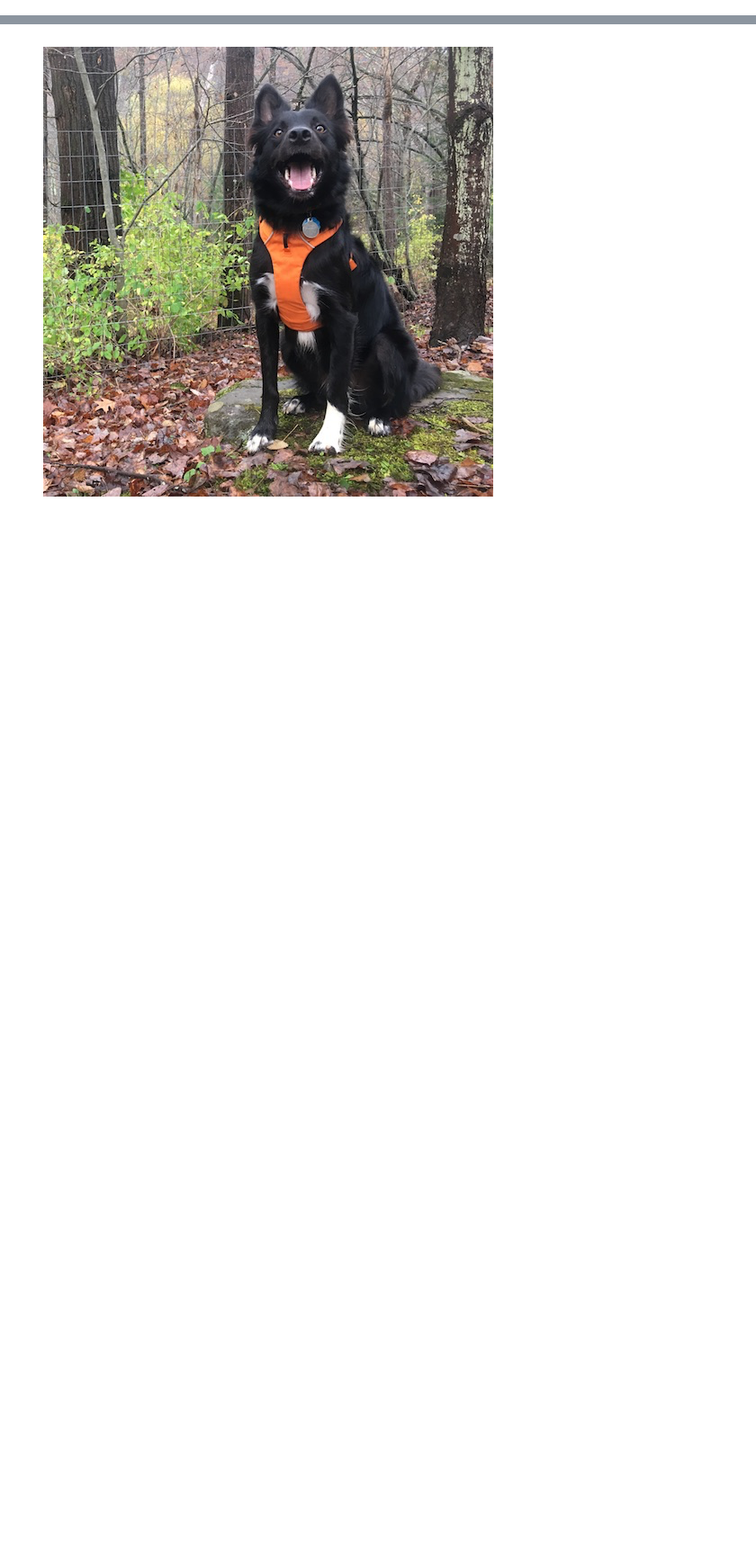
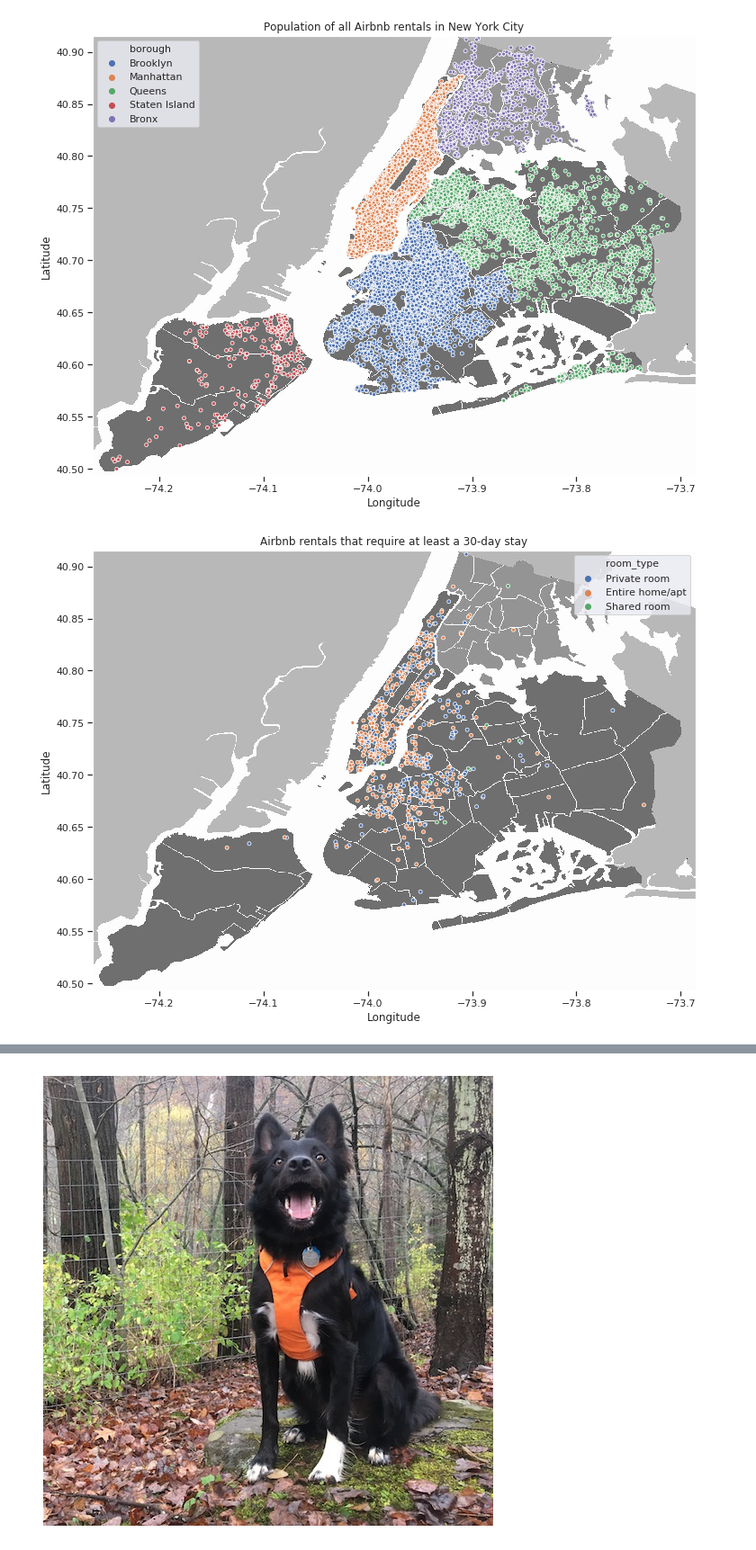
Before and after one commit to rselent/this_was_a_test, a Jupyter notebook: build1_Airbnb_in_nyc.ipynb, the cells around one changed output, grey strips where cells are left out. Shown at 90% size. Drawn from its saved outputs; the diff is of its cells as text; code cells hidden in the pictures; blank space fills up the shorter version.

Commit message:
day 3 - almost there, WiP

```diff
--- a/build1_Airbnb_in_nyc.ipynb
+++ b/build1_Airbnb_in_nyc.ipynb
@@ -203,0 +94,32 @@ fig.show()
+# %%
+######################################
+###
+###          IN THIS CONTAINER:
+###             HIGHLIGHTING
+###             outlier data
+###
+###       e.g. minimum_nights > 30
+###     or a host_id that spans > 50
+###              properties
+###
+######################################
+
+
+
+wtf1 = df1.loc[( df1['minimum_nights'] > 30), ['name', 'host_id', 'borough',
+                                            'neighbourhood', 'latitude',
+                                            'longitude', 'room_type',
+                                            'price', 'minimum_nights']]
+print( (df1['minimum_nights'] > 30).value_counts())
+print( (df1['minimum_nights'] > 180).value_counts())
+print( (df1['minimum_nights'] > 360).value_counts())
+
+
+wtf2 = df1.loc[( df1.host_id.value_counts()[:116] ), ['name', 'host_id', 'borough',
+                                            'neighbourhood', 'latitude',
+                                            'longitude', 'room_type',
+                                            'price', 'minimum_nights']]
+print( "\n\n", wtf2.shape, "\n")
+print( df1.host_id.value_counts()[:116], "\n\n" )
+
+wtf2.head()
@@ -203,0 +150,14 @@ fig.show()
+# %%
+### CLEARLY, sorting by borough, we're able to see that airbnbs cover almost every
+### available inch of New York City (not really, but there's a LOT)
+### There are so many of them, though, that if we remove the map underlay,
+### we'd still largely be able to track or identify all 5 boroughs!
+### That's craaaaaaazy
+
+nycMapPlot( df1, 'borough',
+           "Population of all Airbnb rentals in New York City")          ### CONTEXT [all]
+nycMapPlot( wtf1, 'room_type',
+           "Airbnb rentals that require at least a 30-day stay")      ### Distribution of 30+ day only rentals, by type
+# %% [output]
+[figure, added]
+[figure, added]
```
Also changed, not shown: parts of 18 cells of this notebook.
